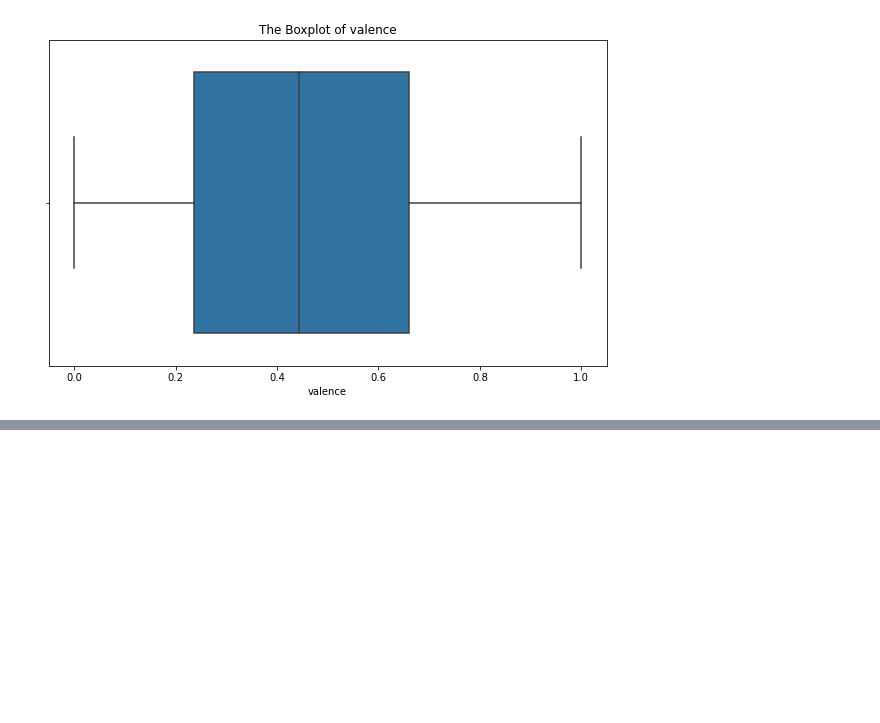
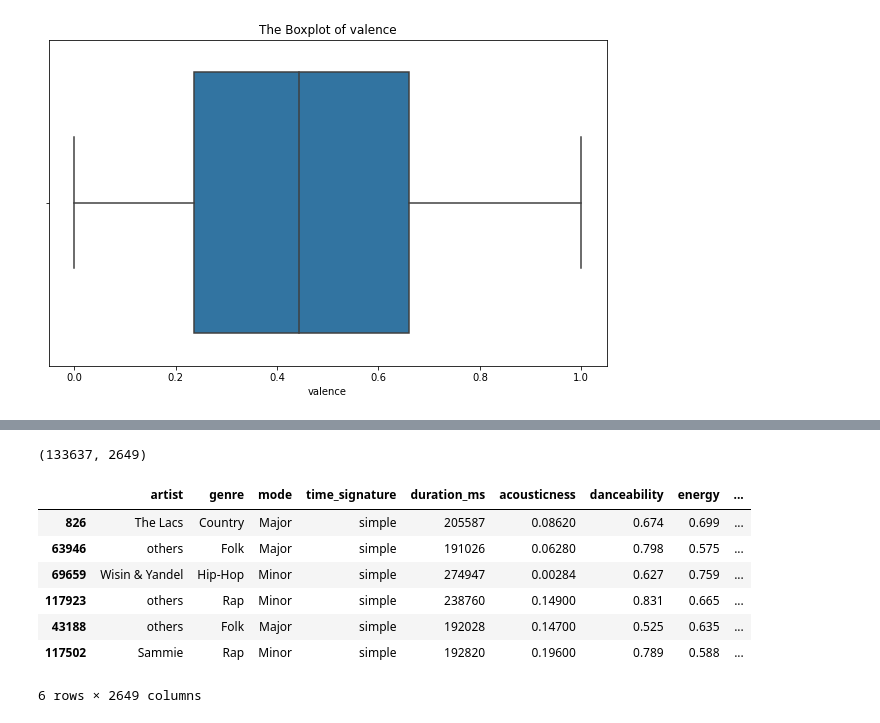
Before and after one commit to McOwino/Spotify_Analysis, a Jupyter notebook: Spottify_Analysis.ipynb, the cells around one changed output, grey strips where cells are left out. Drawn from its saved outputs; the diff is of its cells as text; code cells hidden in the pictures; blank space fills up the shorter version.

```diff
--- a/Spottify_Analysis.ipynb
+++ b/Spottify_Analysis.ipynb
@@ -383,0 +407,3 @@ print(f" The number of ouliers removed are : {data1.shape[0] - data2.shape[0]}")
+# %%
+# dummifying the artist column
+dummies = pd.get_dummies(data2.artist)
@@ -383,0 +420,17 @@ print(f" The number of ouliers removed are : {data1.shape[0] - data2.shape[0]}")
+# %%
+data3 = pd.concat([data2,dummies.drop("others", axis = "columns")], axis = "columns")
+
+data3.shape
+# %% [output]
+(133637, 2649)
+# %%
+data3.sample(6)
+# %% [output]
+|  | artist | genre | mode | time_signature | duration_ms | acousticness | danceability | energy | ... |
+| 826 | The Lacs | Country | Major | simple | 205587 | 0.08620 | 0.674 | 0.699 | ... |
+| 63946 | others | Folk | Major | simple | 191026 | 0.06280 | 0.798 | 0.575 | ... |
+| 69659 | Wisin & Yandel | Hip-Hop | Minor | simple | 274947 | 0.00284 | 0.627 | 0.759 | ... |
+| 117923 | others | Rap | Minor | simple | 238760 | 0.14900 | 0.831 | 0.665 | ... |
+| 43188 | others | Folk | Major | simple | 192028 | 0.14700 | 0.525 | 0.635 | ... |
+| 117502 | Sammie | Rap | Minor | simple | 192820 | 0.19600 | 0.789 | 0.588 | ... |
+6 rows × 2649 columns
```
Also changed, not shown: parts of 20 cells of this notebook.
